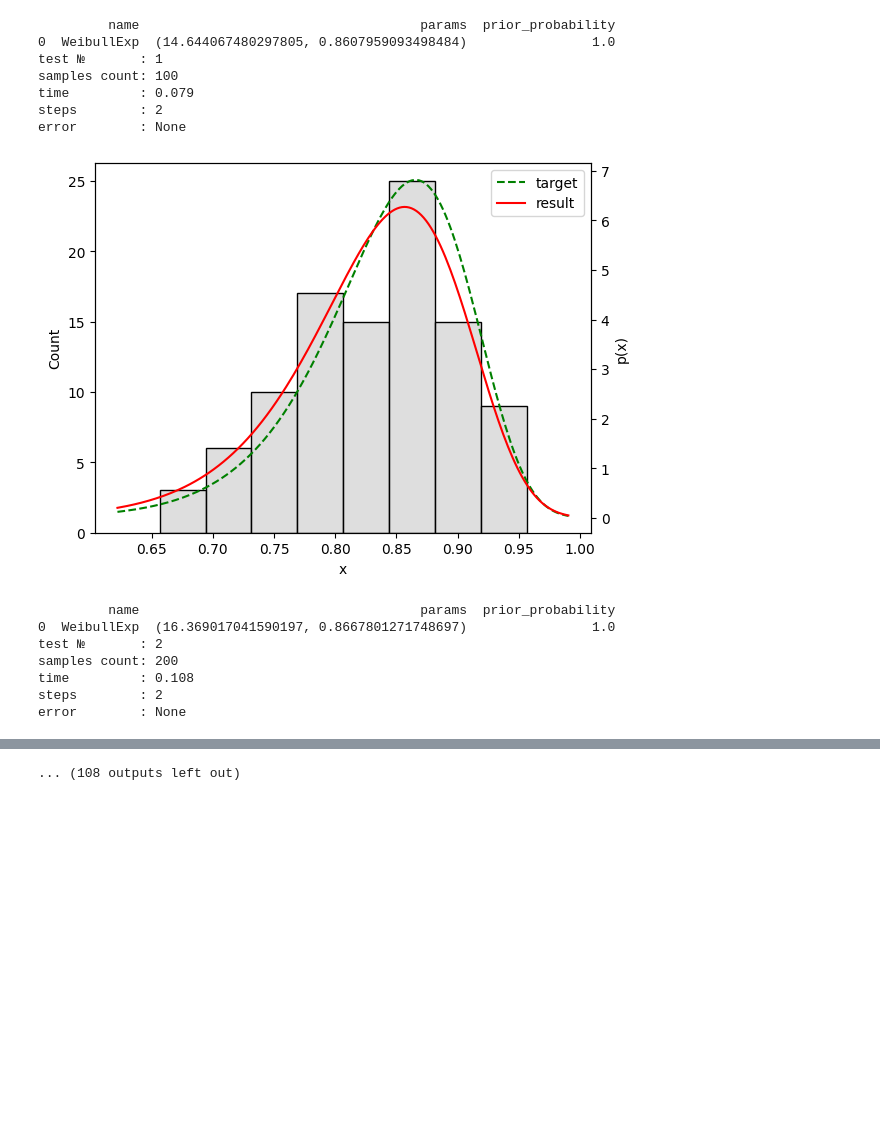
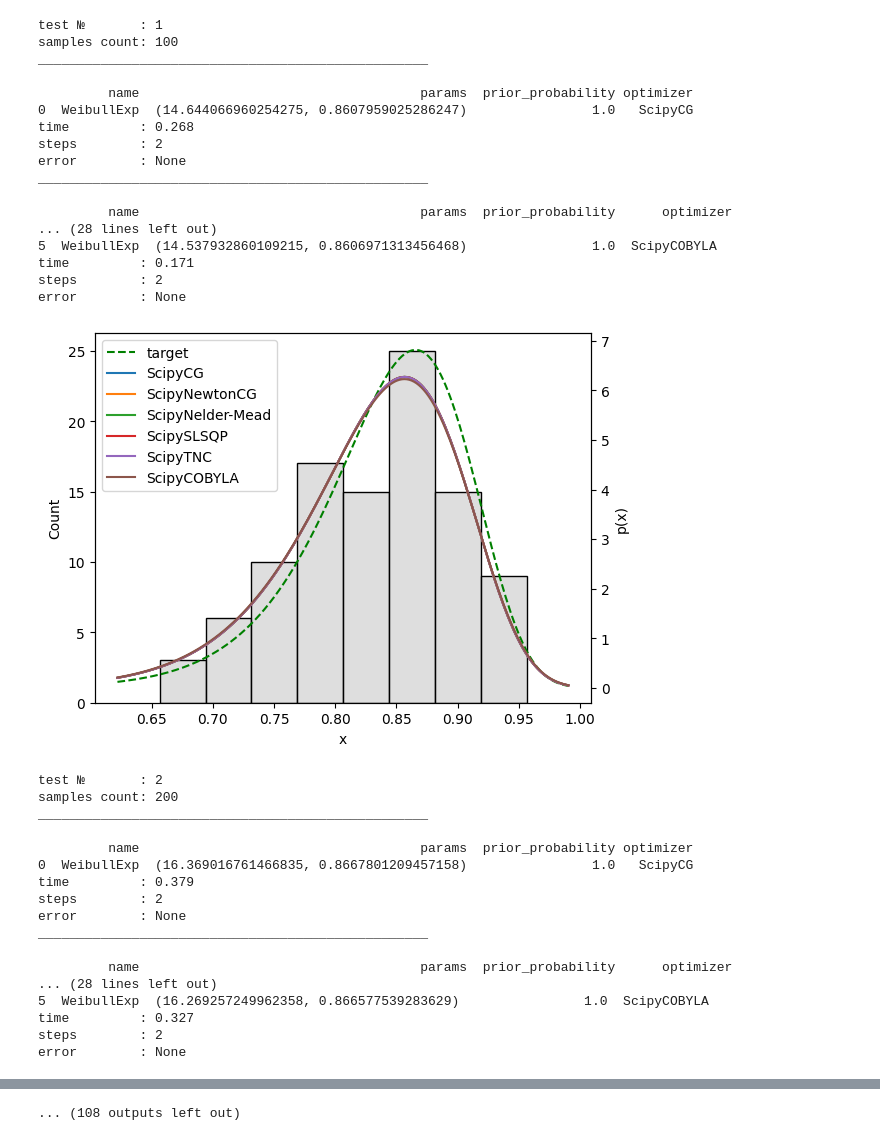
Before and after one commit to iraedeus/pysatl-mpest, a Jupyter notebook: examples/quick_em_algo_tests.ipynb, the cells around one changed output, grey strips where cells are left out. Saved outputs shown, nothing was run; the diff lists cells and outputs as text; code cells hidden in the pictures; blank space fills up the shorter version.

Commit message:
more optimizers

```diff
--- a/examples/quick_em_algo_tests.ipynb
+++ b/examples/quick_em_algo_tests.ipynb
@@ -24,21 +23,30 @@ results = open_results("quick_test")
 # %%
 for i, result in enumerate(results):
 
-    table = [
-        [
-            d.model.name,
-            tuple(d.model.params_convert_from_model(d.params)),
-            d.prior_probability
+    table = []
+
+    for single_solver_result in result.results:
+        table += [
+            [
+                d.model.name,
+                tuple(d.model.params_convert_from_model(d.params)),
+                d.prior_probability,
+                single_solver_result.solver.optimizer.name
+            ]
+            for d in single_solver_result.result.result
         ]
-        for d in result.result.result
-    ]
-    df = pd.DataFrame(table, columns=["name", "params", "prior_probability"])
-    print(df)
+    df = pd.DataFrame(table, columns=["name", "params", "prior_probability", "optimizer"])
+    pd.set_option("display.expand_frame_repr", False)
+    #print(df)
     print(f"test №       : {i}")
     print(f"samples count: {len(result.test.problem.samples)}")
-    print(f"time         : {result.time:.3f}")
-    print(f"steps        : {result.steps}")
-    print(f"error        : {result.result.error}")
+    for single_solver_result in result.results:
+        print("__________________________________________________")
+        print()
+        print(df[df["optimizer"] == single_solver_result.solver.optimizer.name])
+        print(f"time         : {single_solver_result.time:.3f}")
+        print(f"steps        : {single_solver_result.steps}")
+        print(f"error        : {single_solver_result.result.error}")
     fig, ax1 = plt.subplots()
     ax1.set_xlabel("x")
 
@@ -51,7 +59,12 @@ for i, result in enumerate(results):
 
     X = list(np.linspace(min_data, max_data, int(np.abs(max_data - min_data) * 512)))
     ax2.plot(X, [result.test.true_mixture.pdf(x) for x in X], "--", color="green", label="target")
-    ax2.plot(X, [result.result.result.pdf(x) for x in X], color="red", label="result")
+    for single_solver_result in result.results:
+        ax2.plot(
+            X,
+            [single_solver_result.result.result.pdf(x) for x in X],
+            label=single_solver_result.solver.optimizer.name,
+        )
     ax2.legend()
     plt.show()
     print()
@@ -68,15 +91,35 @@ error        : None
-         name                                    params  prior_probability
-0  WeibullExp  (14.644067480297805, 0.8607959093498484)                1.0
 test №       : 1
 samples count: 100
-time         : 0.079
+__________________________________________________
+
+         name                                    params  prior_probability optimizer
+0  WeibullExp  (14.644066960254275, 0.8607959025286247)                1.0   ScipyCG
+time         : 0.268
 steps        : 2
 error        : None
+__________________________________________________
+
+         name                                    params  prior_probability      optimizer
+... (28 lines left out)
+5  WeibullExp  (14.537932860109215, 0.8606971313456468)                1.0  ScipyCOBYLA
+time         : 0.171
+steps        : 2
+error        : None
-[figure, old version]
+[figure, new version]
-         name                                    params  prior_probability
-0  WeibullExp  (16.369017041590197, 0.8667801271748697)                1.0
 test №       : 2
 samples count: 200
-time         : 0.108
+__________________________________________________
+
+         name                                    params  prior_probability optimizer
+0  WeibullExp  (16.369016761466835, 0.8667801209457158)                1.0   ScipyCG
+time         : 0.379
 steps        : 2
 error        : None
+__________________________________________________
+
+         name                                    params  prior_probability      optimizer
+... (28 lines left out)
+5  WeibullExp  (16.269257249962358, 0.866577539283629)                1.0  ScipyCOBYLA
+time         : 0.327
+steps        : 2
+error        : None
```
Also changed, not shown: parts of 2 cells of this notebook, 14 other files.
